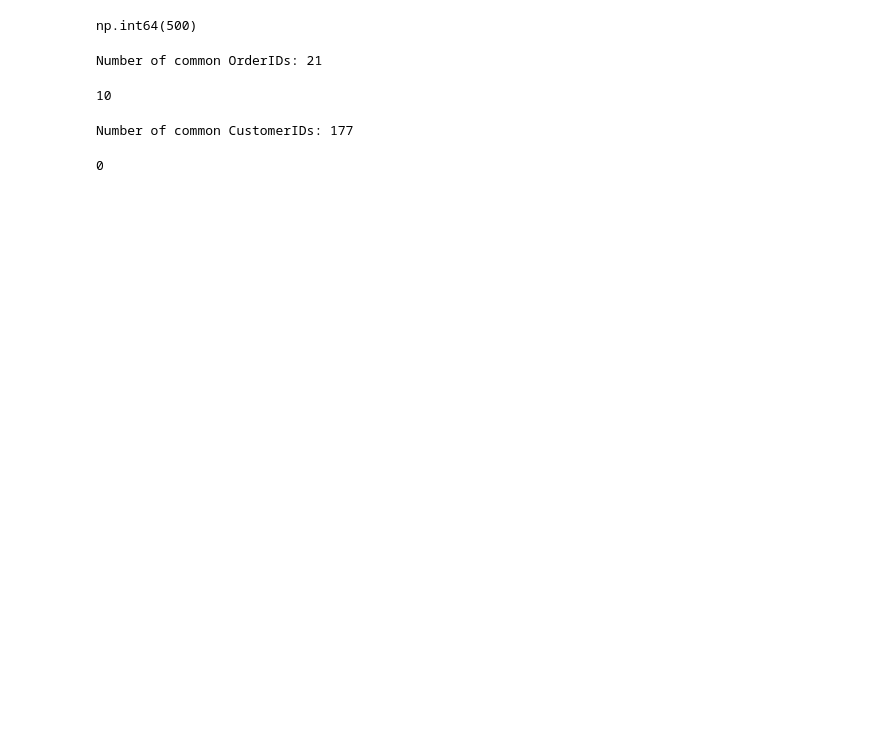
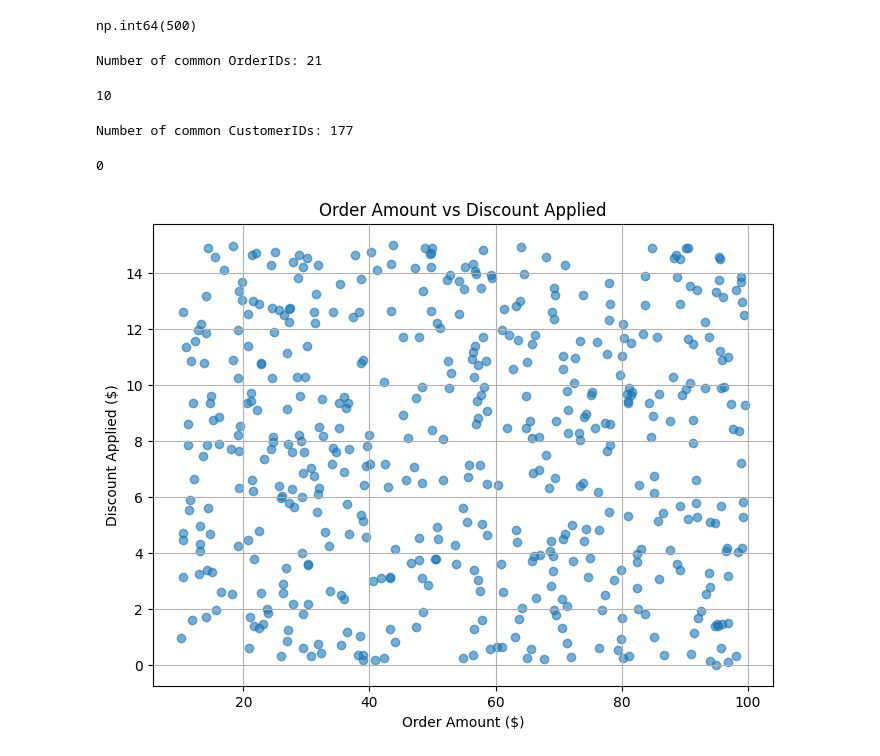
Before and after one commit to Arunprabhakaran04/EY_task, a Jupyter notebook: Case_study_1/case_analysis.ipynb, the cells around one changed output. Saved outputs shown, nothing was run; the diff lists cells and outputs as text; code cells hidden in the pictures; blank space fills up the shorter version.

Commit message:
basic visualization

```diff
--- a/Case_study_1/case_analysis.ipynb
+++ b/Case_study_1/case_analysis.ipynb
@@ -225,21 +225,35 @@ common_orders = set_food_delivery.intersection(set_food_type)
 print("Number of common OrderIDs:", len(common_orders))
 # %% [output]
 Number of common OrderIDs: 21
+# %%
+#analyzing the number of common records based on Orderid among all the three datasets.
+set_food_demography = set(df_demography['OrderID'])
+print(len(common_orders.intersection(set_food_demography)))
+# %% [output]
+10
+# %%
+#number of common records based on cusotmerid in the food delivery and food type datasets
+set_customer_delivery = set(df_food_delivery['CustomerID'])
+set_customer_type = set(df_food_type['CustomerID'])
+common_customers = set_customer_delivery.intersection(set_customer_type)
+print("Number of common CustomerIDs:", len(common_customers))
+# %% [output]
+Number of common CustomerIDs: 177
 # %%
-set_food_demography = set(df_demography['OrderID'])
+#common records from all the three datasets.
+set_food_demography = set(df_demography['CustomerID'])
 print(len(common_orders.intersection(set_food_demography)))
 # %% [output]
-10
+0
-# %%
-set_customer_delivery = set(df_food_delivery['CustomerID'])
-set_customer_type = set(df_food_type['CustomerID'])
-
-common_customers = set_customer_delivery.intersection(set_customer_type)
-print("Number of common CustomerIDs:", len(common_customers))
-# %% [output]
-Number of common CustomerIDs: 177
-# %%
-set_food_demography = set(df_demography['CustomerID'])
-print(len(common_orders.intersection(set_food_demography)))
-# %% [output]
-0
+# %%
+order_data = df_food_delivery
+# Relationship between Order Amount and Discount Applied
+plt.figure(figsize=(8, 6))
+plt.scatter(order_data['OrderAmount'], order_data['DiscountApplied'], alpha=0.6)
+plt.title('Order Amount vs Discount Applied')
+plt.xlabel('Order Amount ($)')
+plt.ylabel('Discount Applied ($)')
+plt.grid(True)
+plt.show()
+# %% [output]
+[figure, added]
```
Also changed, not shown: parts of 18 cells of this notebook, 1 other file.
